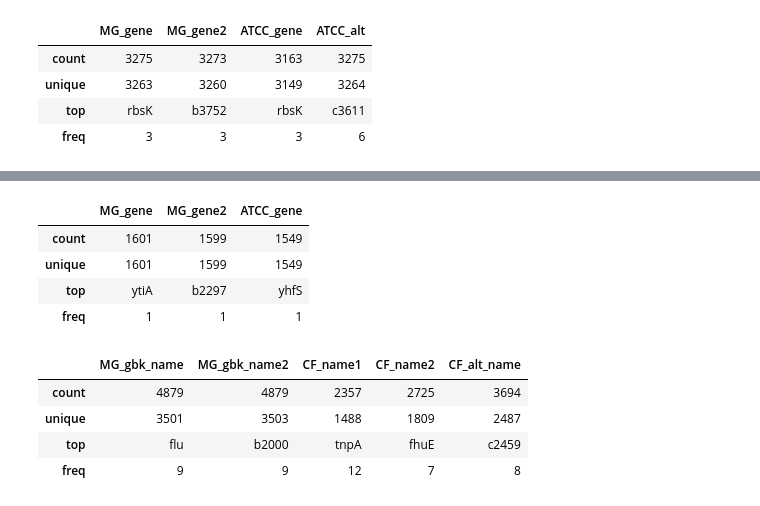
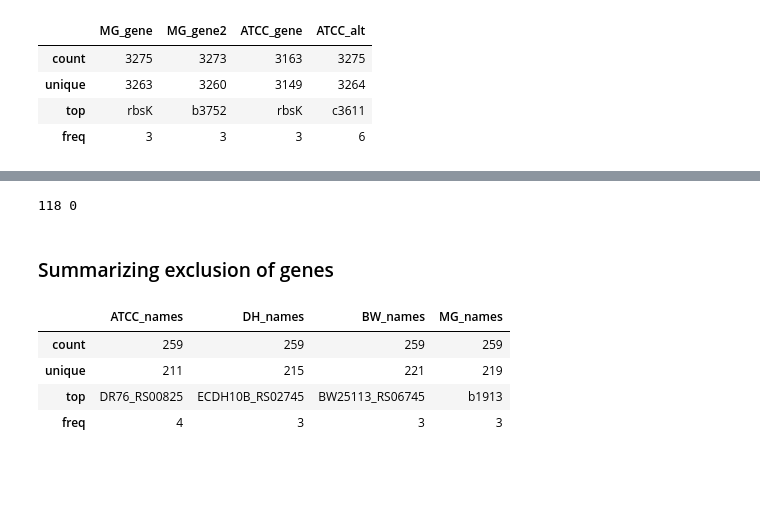
Before and after one commit to dlato/inversion_and_gene_exp_work, a Jupyter notebook: Gene_Maps/matching_genes.ipynb, the cells around one changed output, grey strips where cells are left out. Saved outputs shown, nothing was run; the diff lists cells and outputs as text; code cells hidden in the pictures; blank space fills up the shorter version.

```diff
--- a/Gene_Maps/matching_genes.ipynb
+++ b/Gene_Maps/matching_genes.ipynb
@@ -616,16 +648,48 @@ MG_ATCC_mapping.head()
+# %%
+#check2ing blast using alt2 names only
+MA_blast_alt2_check2 = pd.DataFrame({})
+for i in range(len(MA_blast_alt2)):
+    df = MG_ATCC_mapping[MG_ATCC_mapping['MG_names']== MA_blast_alt2[i][0]]
+    if len(df)>=1:
+        df['matched_MG']= MA_blast_alt2[i][0]
+        df['matched_CF']= MA_blast_alt2[i][1]
+        df['check'] = ((MG_ATCC_mapping['CF_alt1']==MA_blast_alt2[i][1])|
+                      (MG_ATCC_mapping['CF_alt2']==MA_blast_alt2[i][1])|
+                      (MG_ATCC_mapping['CF_alt3']==MA_blast_alt2[i][1])|
+                      (MG_ATCC_mapping['CF_alt4']==MA_blast_alt2[i][1]))
+        MA_blast_alt2_check2 = MA_blast_alt2_check2.append(df, ignore_index=True)
+
+print(len(MA_blast_alt2_check2), MA_blast_alt2_check2['check'].sum())
+# %% [output]
+118 0
+# %%
+##Comebine all checks
+MA_exclude = pd.concat([MA_blast_check.iloc[:, [0,1,-1]],
+                        MA_blast2_check2.iloc[:, [0,1,-1]],
+                        MA_blast_alt_check.iloc[:, [0,1,-1]],
+                        MA_blast_alt2_check2.iloc[:, [0,1,-1]]],axis=0).groupby(['ATCC_names','MG_names'])['check'].sum().reset_index()
+
+##show genes that are mismatched
+MA_exclude = MA_exclude[MA_exclude['check']==0]
+# %% [markdown]
+### Summarizing exclusion of genes
+# %%
+### Get the homologuous genes in the other strain to exclude them as well
+
+AD_exclude_final = pd.merge(AD_exclude, full_mapping.iloc[:, 0:4], on=['ATCC_names','DH_names']).drop(['check'], axis=1)
+
+MD_exclude_final = pd.merge(MD_exclude, full_mapping.iloc[:, 0:4], on=['MG_names','DH_names']).drop(['check'], axis=1)
+
+MA_exclude_final = pd.merge(MA_exclude, full_mapping.iloc[:, 0:4], on=['ATCC_names','MG_names']).drop(['check'], axis=1)
+# %%
+## Combine list of all excluded genes
+df = pd.concat([AD_exclude_final, MD_exclude_final, MA_exclude_final], axis=0).drop_duplicates(keep='first')
+df.to_csv('list_of_excluded_genes.csv', index=False)
 # %%
-MA_non_match.describe()
+df.describe()
 # %% [output]
-|  | MG_gene | MG_gene2 | ATCC_gene |
-| count | 1601 | 1599 | 1549 |
-| unique | 1601 | 1599 | 1549 |
-| top | ytiA | b2297 | yhfS |
-| freq | 1 | 1 | 1 |
+|  | ATCC_names | DH_names | BW_names | MG_names |
+| count | 259 | 259 | 259 | 259 |
+| unique | 211 | 215 | 221 | 219 |
+| top | DR76_RS00825 | ECDH10B_RS02745 | BW25113_RS06745 | b1913 |
+| freq | 4 | 3 | 3 | 3 |
-# %%
-MG_ATCC_mapping.drop_duplicates(keep='first').describe()
-# %% [output]
-|  | MG_gbk_name | MG_gbk_name2 | CF_name1 | CF_name2 | CF_alt_name |
-| count | 4879 | 4879 | 2357 | 2725 | 3694 |
-| unique | 3501 | 3503 | 1488 | 1809 | 2487 |
-| top | flu | b2000 | tnpA | fhuE | c2459 |
-| freq | 9 | 9 | 12 | 7 | 8 |
```
Also changed, not shown: parts of 52 cells of this notebook, 1 other file.
